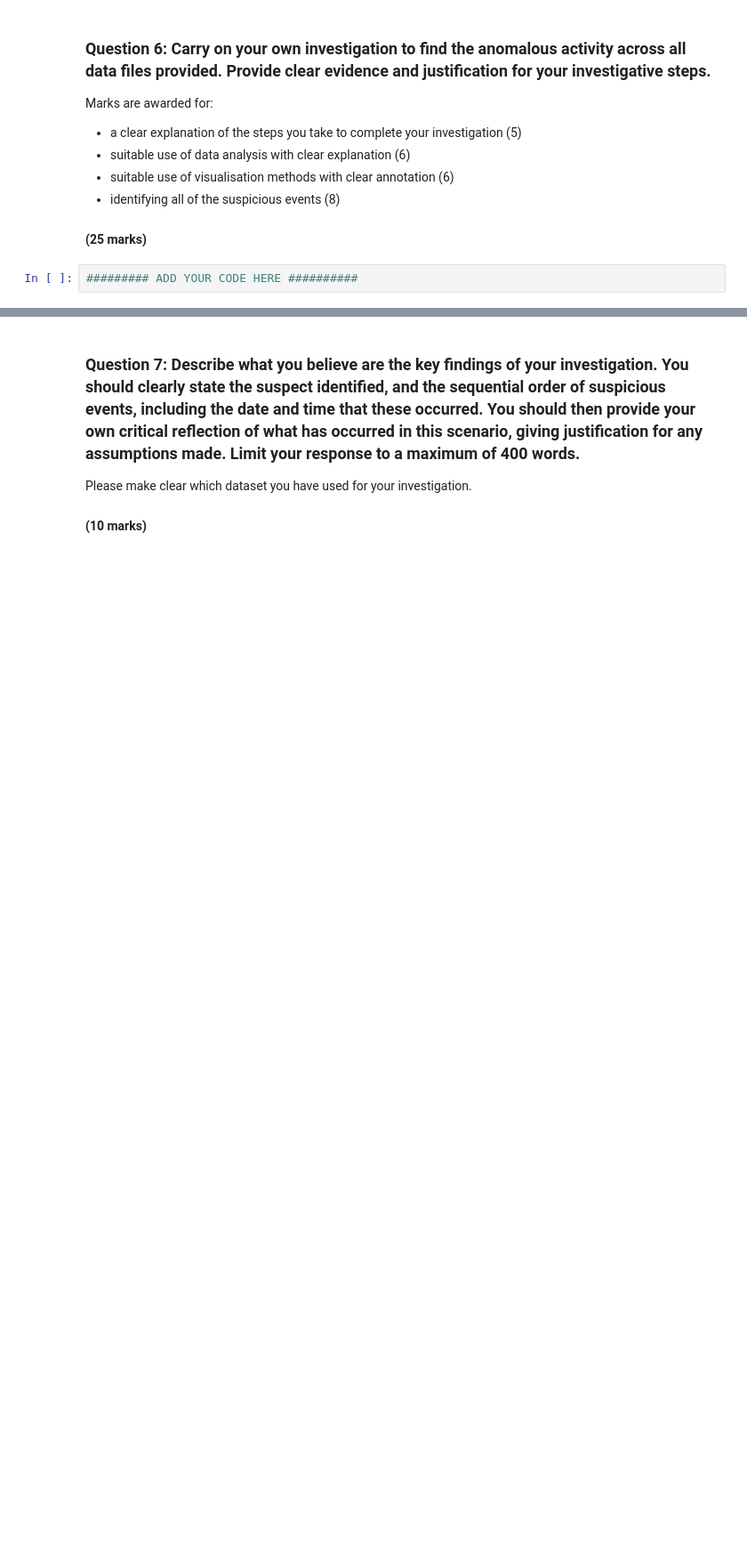
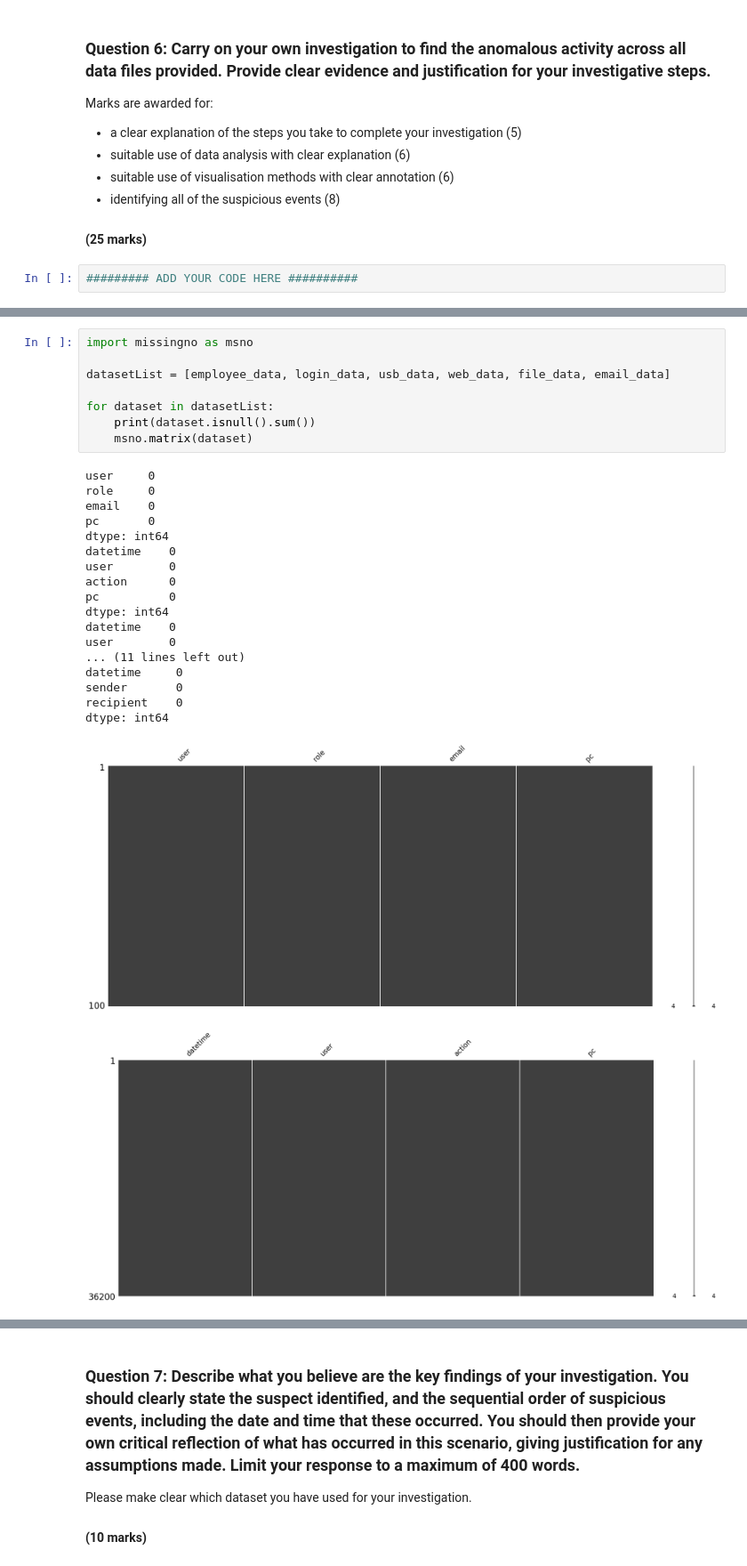
Before and after one commit to arthurmilner01/security-data-analytics, a Jupyter notebook: 21035478-PART3.ipynb, the cells around one changed output, grey strips where cells are left out. Shown at 89% size. Drawn from its saved outputs; the diff is of its cells as text; blank space fills up the shorter version.

```diff
--- a/21035478-PART3.ipynb
+++ b/21035478-PART3.ipynb
@@ -351,0 +376,28 @@ Marks are awarded for:
+# %%
+import missingno as msno
+
+datasetList = [employee_data, login_data, usb_data, web_data, file_data, email_data]
+
+for dataset in datasetList:
+    print(dataset.isnull().sum())
+    msno.matrix(dataset)
+# %% [output]
+user     0
+role     0
+email    0
+pc       0
+dtype: int64
+datetime    0
+user        0
+action      0
+pc          0
+dtype: int64
+datetime    0
+user        0
+... (11 lines left out)
+datetime     0
+sender       0
+recipient    0
+dtype: int64
+[figure, added]
+[figure, added]
```
Also changed, not shown: parts of 14 cells of this notebook.
